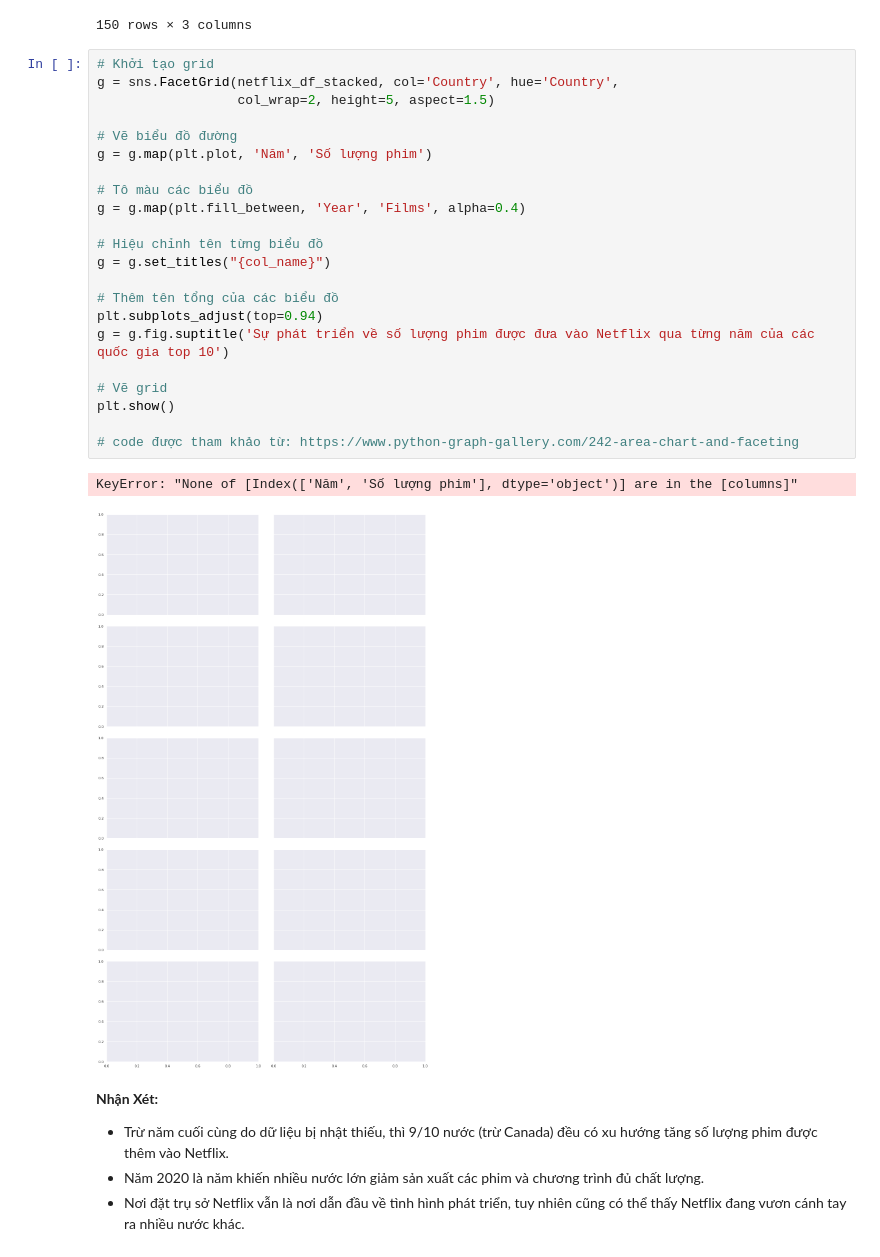
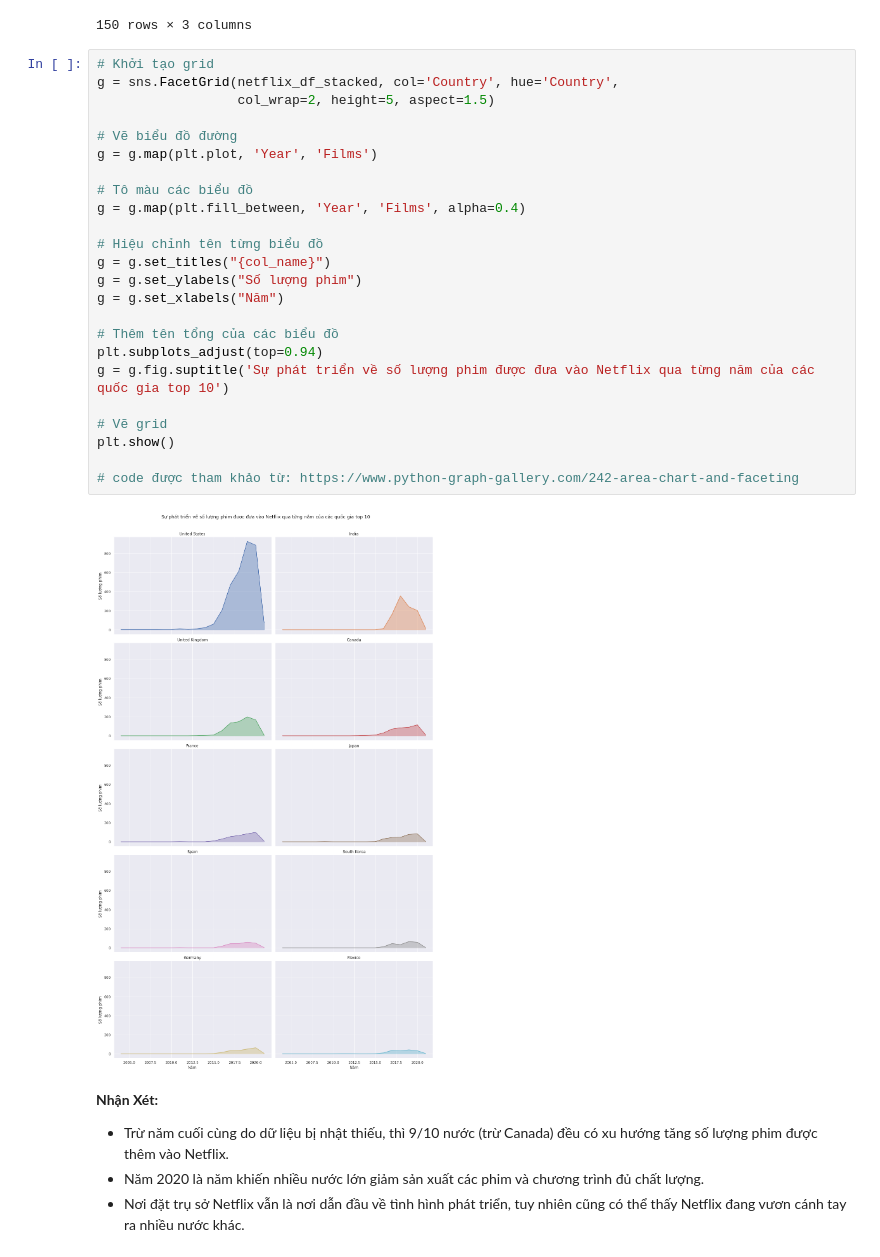
Before and after one commit to sgrayk/P4DS, a Jupyter notebook: Netflix Data Analysis.ipynb, the cells around one changed output. Cells and saved outputs as stored; diff of their text form.

```diff
--- a/Netflix Data Analysis.ipynb
+++ b/Netflix Data Analysis.ipynb
@@ -1207,28 +1195,29 @@ netflix_df_stacked
 # %%
 # Khởi tạo grid
 g = sns.FacetGrid(netflix_df_stacked, col='Country', hue='Country',
                   col_wrap=2, height=5, aspect=1.5)
 
 # Vẽ biểu đồ đường
-g = g.map(plt.plot, 'Năm', 'Số lượng phim')
+g = g.map(plt.plot, 'Year', 'Films')
 
 # Tô màu các biểu đồ
 g = g.map(plt.fill_between, 'Year', 'Films', alpha=0.4)
 
 # Hiệu chỉnh tên từng biểu đồ
 g = g.set_titles("{col_name}")
+g = g.set_ylabels("Số lượng phim")
+g = g.set_xlabels("Năm")
 
 # Thêm tên tổng của các biểu đồ
 plt.subplots_adjust(top=0.94)
 g = g.fig.suptitle('Sự phát triển về số lượng phim được đưa vào Netflix qua từng năm của các quốc gia top 10')
 
 # Vẽ grid
 plt.show()
 
 # code được tham khảo từ: https://www.python-graph-gallery.com/242-area-chart-and-faceting
 # %% [output]
-KeyError: "None of [Index(['Năm', 'Số lượng phim'], dtype='object')] are in the [columns]"
-[figure, old version]
+[figure, new version]
 # %% [markdown]
 **Nhận Xét:**
 - Trừ năm cuối cùng do dữ liệu bị nhật thiếu, thì 9/10 nước (trừ Canada) đều có xu hướng tăng số lượng phim được thêm vào Netflix.
```
Also changed, not shown: parts of 17 cells of this notebook.
